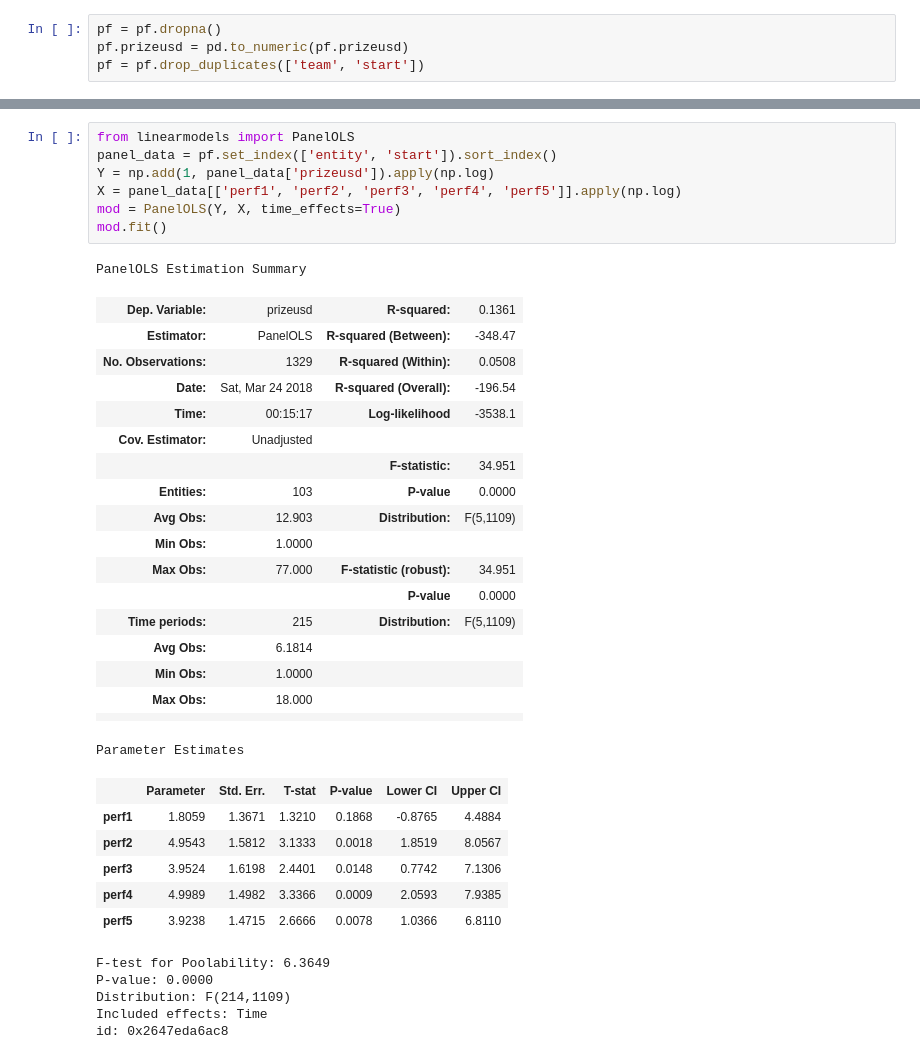
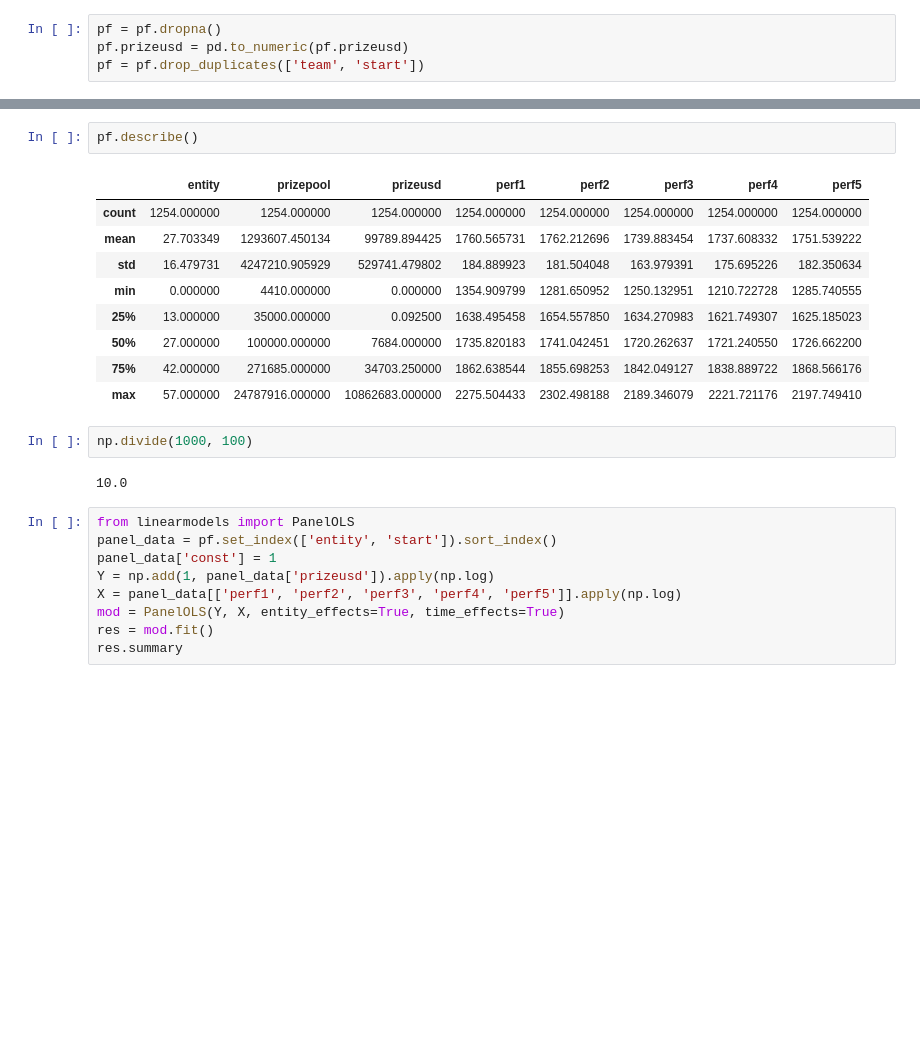
Before and after one commit to thasarito/econo, a Jupyter notebook: glicko production function.ipynb, the cells around one changed output, grey strips where cells are left out. Saved outputs shown, nothing was run; the diff lists cells and outputs as text; blank space fills up the shorter version.

```diff
--- a/glicko production function.ipynb
+++ b/glicko production function.ipynb
@@ -172,38 +203,25 @@ pf.head()
+# %%
+pf.describe()
+# %% [output]
+|  | entity | prizepool | prizeusd | perf1 | perf2 | perf3 | perf4 | perf5 |
+| count | 1254.000000 | 1254.000000 | 1254.000000 | 1254.000000 | 1254.000000 | 1254.000000 | 1254.000000 | 1254.000000 |
+| mean | 27.703349 | 1293607.450134 | 99789.894425 | 1760.565731 | 1762.212696 | 1739.883454 | 1737.608332 | 1751.539222 |
+| std | 16.479731 | 4247210.905929 | 529741.479802 | 184.889923 | 181.504048 | 163.979391 | 175.695226 | 182.350634 |
+| min | 0.000000 | 4410.000000 | 0.000000 | 1354.909799 | 1281.650952 | 1250.132951 | 1210.722728 | 1285.740555 |
+| 25% | 13.000000 | 35000.000000 | 0.092500 | 1638.495458 | 1654.557850 | 1634.270983 | 1621.749307 | 1625.185023 |
+| 50% | 27.000000 | 100000.000000 | 7684.000000 | 1735.820183 | 1741.042451 | 1720.262637 | 1721.240550 | 1726.662200 |
+| 75% | 42.000000 | 271685.000000 | 34703.250000 | 1862.638544 | 1855.698253 | 1842.049127 | 1838.889722 | 1868.566176 |
+| max | 57.000000 | 24787916.000000 | 10862683.000000 | 2275.504433 | 2302.498188 | 2189.346079 | 2221.721176 | 2197.749410 |
+# %%
+np.divide(1000, 100)
+# %% [output]
+10.0
 # %%
 from linearmodels import PanelOLS
 panel_data = pf.set_index(['entity', 'start']).sort_index()
+panel_data['const'] = 1
 Y = np.add(1, panel_data['prizeusd']).apply(np.log)
 X = panel_data[['perf1', 'perf2', 'perf3', 'perf4', 'perf5']].apply(np.log)
-mod = PanelOLS(Y, X, time_effects=True)
-mod.fit()
+mod = PanelOLS(Y, X, entity_effects=True, time_effects=True)
+res = mod.fit()
+res.summary
-# %% [output]
-PanelOLS Estimation Summary
-| Dep. Variable: | prizeusd | R-squared: | 0.1361 |
-| Estimator: | PanelOLS | R-squared (Between): | -348.47 |
-| No. Observations: | 1329 | R-squared (Within): | 0.0508 |
-| Date: | Sat, Mar 24 2018 | R-squared (Overall): | -196.54 |
-| Time: | 00:15:17 | Log-likelihood | -3538.1 |
-| Cov. Estimator: | Unadjusted |  |  |
-|  |  | F-statistic: | 34.951 |
-| Entities: | 103 | P-value | 0.0000 |
-| Avg Obs: | 12.903 | Distribution: | F(5,1109) |
-| Min Obs: | 1.0000 |  |  |
-| Max Obs: | 77.000 | F-statistic (robust): | 34.951 |
-|  |  | P-value | 0.0000 |
-| Time periods: | 215 | Distribution: | F(5,1109) |
-| Avg Obs: | 6.1814 |  |  |
-| Min Obs: | 1.0000 |  |  |
-| Max Obs: | 18.000 |  |  |
-|  |  |  |  |
-Parameter Estimates
-|  | Parameter | Std. Err. | T-stat | P-value | Lower CI | Upper CI |
-| perf1 | 1.8059 | 1.3671 | 1.3210 | 0.1868 | -0.8765 | 4.4884 |
-| perf2 | 4.9543 | 1.5812 | 3.1333 | 0.0018 | 1.8519 | 8.0567 |
-| perf3 | 3.9524 | 1.6198 | 2.4401 | 0.0148 | 0.7742 | 7.1306 |
-| perf4 | 4.9989 | 1.4982 | 3.3366 | 0.0009 | 2.0593 | 7.9385 |
-| perf5 | 3.9238 | 1.4715 | 2.6666 | 0.0078 | 1.0366 | 6.8110 |
-F-test for Poolability: 6.3649
-P-value: 0.0000
-Distribution: F(214,1109)
-Included effects: Time
-id: 0x2647eda6ac8
```
Also changed, not shown: parts of 13 cells of this notebook, 7 other files.
